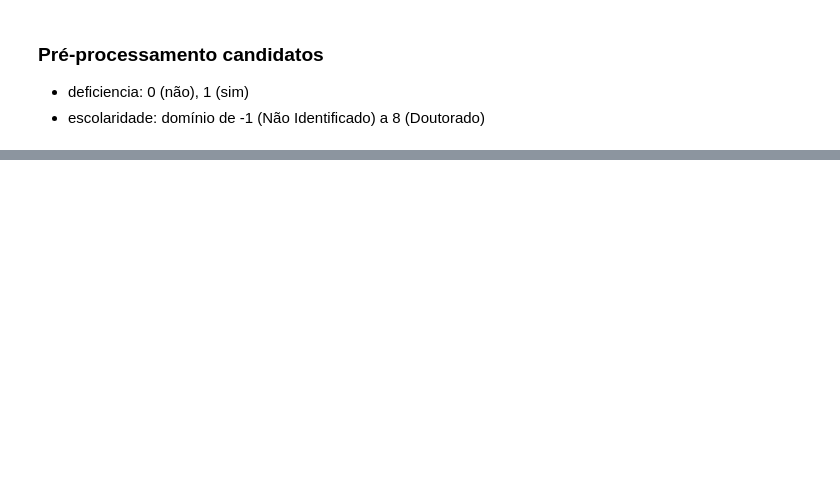
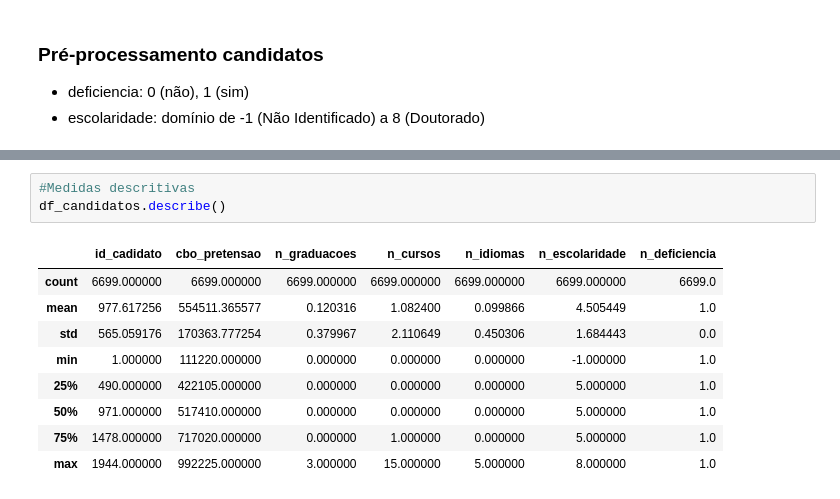
Before and after one commit to edmilsondejesus/match-emprego, a Jupyter notebook: pre-processamento.ipynb, the cells around one changed output, grey strips where cells are left out. Cells and saved outputs as stored; diff of their text form; blank space fills up the shorter version.

```diff
--- a/pre-processamento.ipynb
+++ b/pre-processamento.ipynb
@@ -142,0 +319,13 @@ Error:
+# %%
+#Medidas descritivas
+df_candidatos.describe()
+# %% [output]
+|  | id_cadidato | cbo_pretensao | n_graduacoes | n_cursos | n_idiomas | n_escolaridade | n_deficiencia |
+| count | 6699.000000 | 6699.000000 | 6699.000000 | 6699.000000 | 6699.000000 | 6699.000000 | 6699.0 |
+| mean | 977.617256 | 554511.365577 | 0.120316 | 1.082400 | 0.099866 | 4.505449 | 1.0 |
+| std | 565.059176 | 170363.777254 | 0.379967 | 2.110649 | 0.450306 | 1.684443 | 0.0 |
+| min | 1.000000 | 111220.000000 | 0.000000 | 0.000000 | 0.000000 | -1.000000 | 1.0 |
+| 25% | 490.000000 | 422105.000000 | 0.000000 | 0.000000 | 0.000000 | 5.000000 | 1.0 |
+| 50% | 971.000000 | 517410.000000 | 0.000000 | 0.000000 | 0.000000 | 5.000000 | 1.0 |
+| 75% | 1478.000000 | 717020.000000 | 0.000000 | 1.000000 | 0.000000 | 5.000000 | 1.0 |
+| max | 1944.000000 | 992225.000000 | 3.000000 | 15.000000 | 5.000000 | 8.000000 | 1.0 |
```
Also changed, not shown: parts of 33 cells of this notebook, 2 other files.
